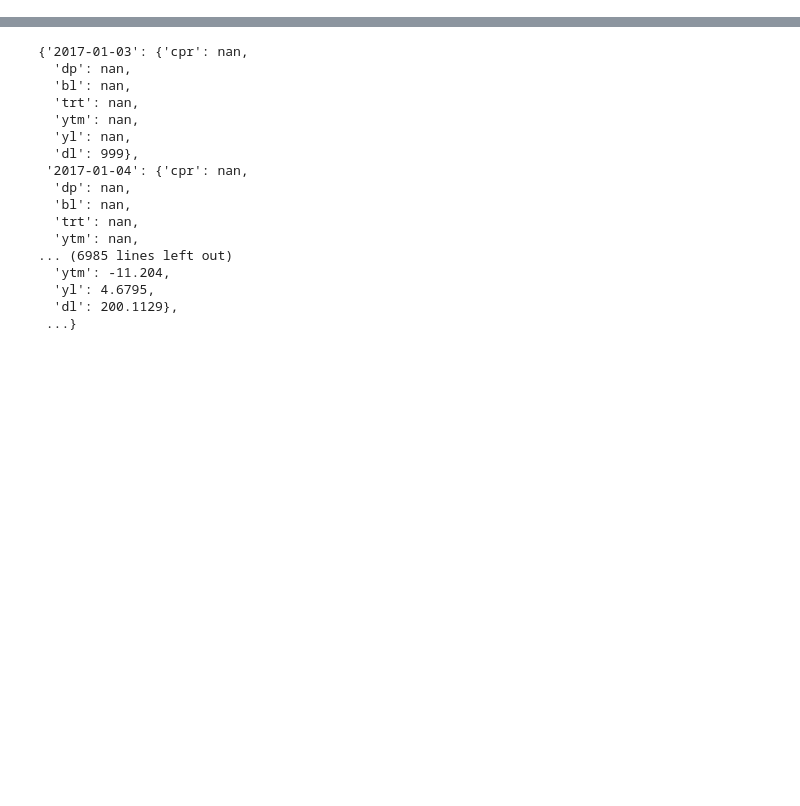
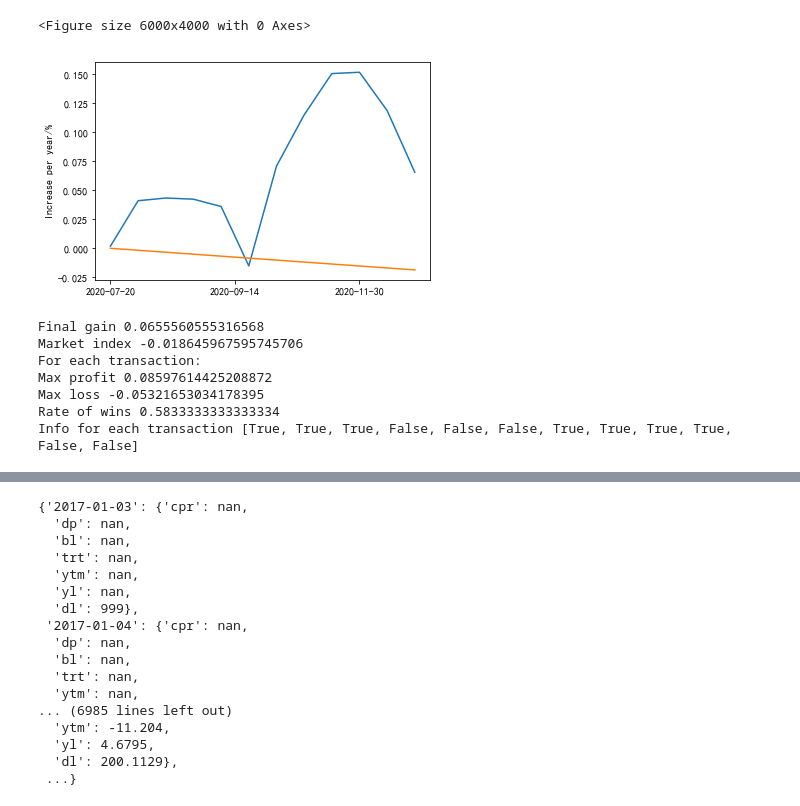
Before and after one commit to yts798/Convertible-Bond-Database, a Jupyter notebook: strategy/strategy.ipynb, the cells around one changed output, grey strips where cells are left out. Drawn from its saved outputs; the diff is of its cells as text; code cells hidden in the pictures; blank space fills up the shorter version.

```diff
--- a/strategy/strategy.ipynb
+++ b/strategy/strategy.ipynb
@@ -239,0 +461,15 @@ def plot_str(days, profit,tick_spacing = 4.5, market = DTBS['C']):
+# %%
+times = s2020
+tt = '2020下半年行业+换手+双低1策略'
+idts = ['家用电器(2021)', '基础化工(2021)', '建筑材料(2021)', '建筑装饰(2021)', '机械设备(2021)', '商贸零售(2021)', '计算机(2021)', '国防军工(2021)', '钢铁(2021)', '传媒(2021)']
+start(DTBS, leap(times,2), idts, 1, 1, 1, 1, 'trt', 2, 10)
+# %% [output]
+<Figure size 6000x4000 with 0 Axes>
+[figure, added]
+Final gain 0.0655560555316568
+Market index -0.018645967595745706
+For each transaction:
+Max profit 0.08597614425208872
+Max loss -0.05321653034178395
+Rate of wins 0.5833333333333334
+Info for each transaction [True, True, True, False, False, False, True, True, True, True, False, False]
```
Also changed, not shown: parts of 18 cells of this notebook, 7 other files.
